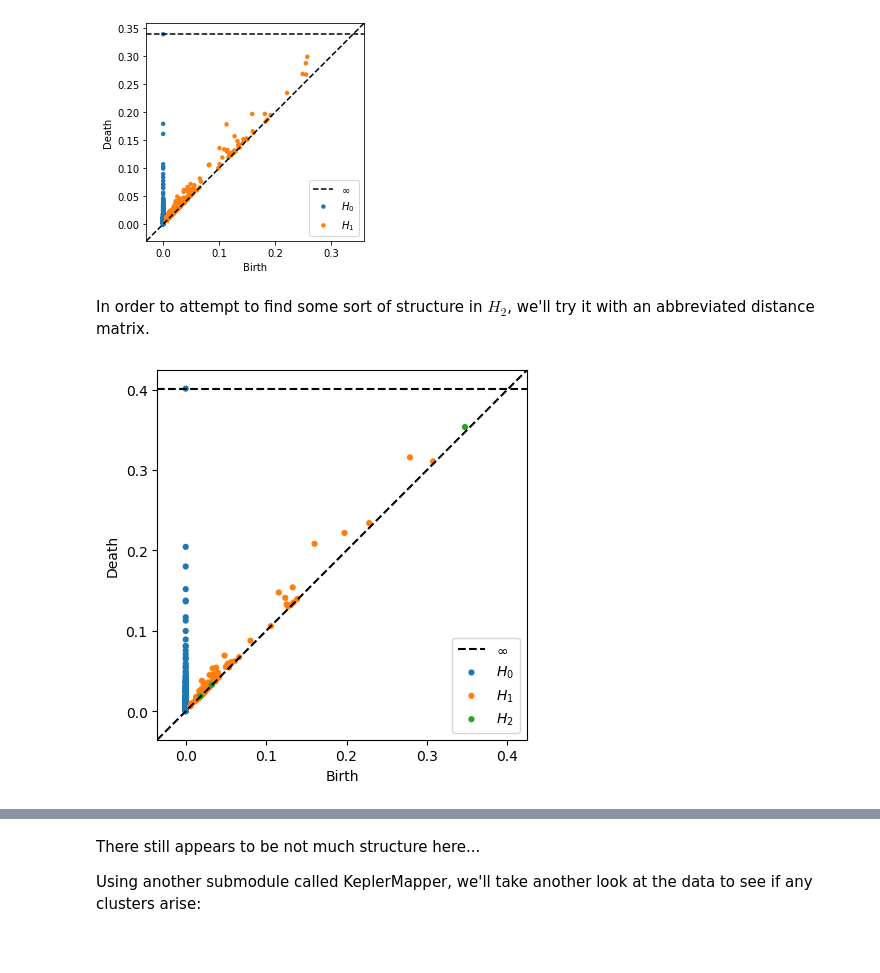
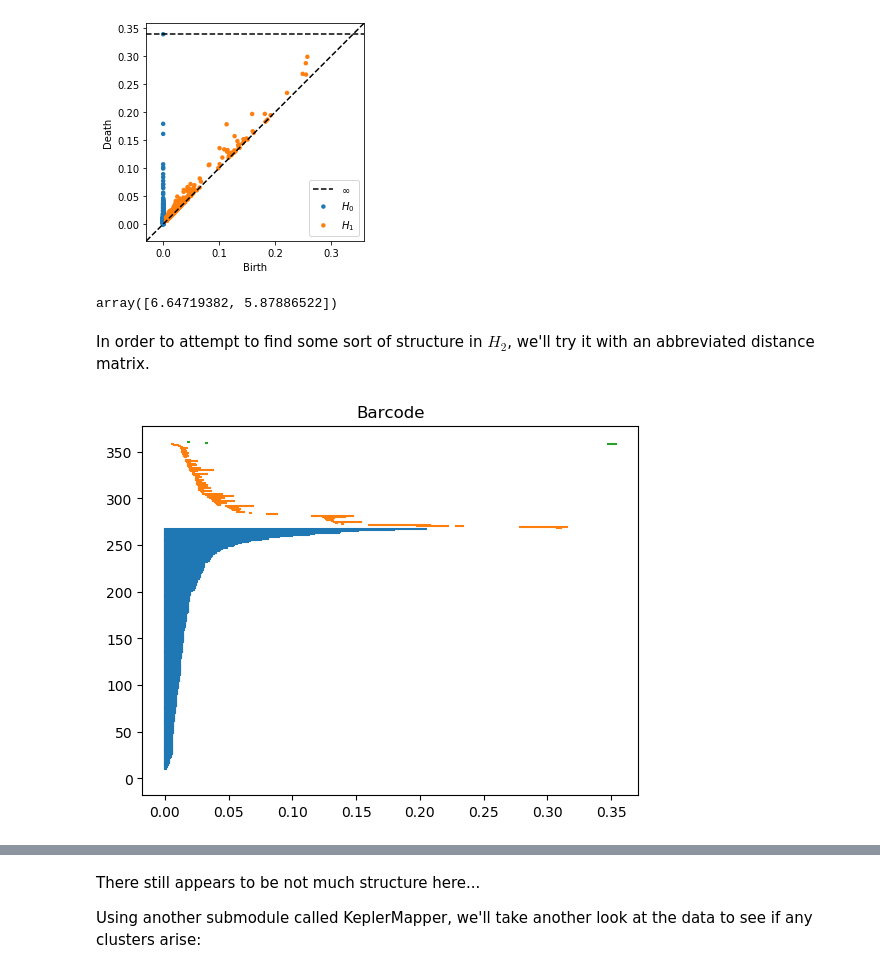
Before and after one commit to BVanDeWater/625.687, a Jupyter notebook: Notebooks/Lat_Lon_Year.ipynb, the cells around one changed output, grey strips where cells are left out. Drawn from its saved outputs; the diff is of its cells as text; code cells hidden in the pictures.

```diff
--- a/Notebooks/Lat_Lon_Year.ipynb
+++ b/Notebooks/Lat_Lon_Year.ipynb
@@ -34,9 +34,10 @@ Now, some data cleaning:
 import msd_utils
 
 # Set up dataframe
+#df = df[["year", "artist_latitude", "artist_longitude"]]
+df = df.dropna()
+df = df[df["year"] != 0]
 subdf = df[["year", "artist_latitude", "artist_longitude"]]
-subdf = subdf.dropna()
-subdf = subdf[subdf["year"] != 0]
 
 print(len(subdf))
 # %% [output]
@@ -72,12 +73,31 @@ res = ripser(dmatrix, distance_matrix=True)
 plot_diagrams(res['dgms'], show=True)
 # %% [output]
 [figure]
+# %%
+persistent_entropy.persistent_entropy(res['dgms'])
+# %% [output]
+array([6.64719382, 5.87886522])
 # %% [markdown]
 In order to attempt to find some sort of structure in $H_2$, we'll try it with an abbreviated distance matrix.
 # %%
 dmatrix_sub = dmatrix[:300, :300]
 
 res_sub = ripser(dmatrix_sub, distance_matrix=True, maxdim=2)
-plot_diagrams(res_sub['dgms'], show=True)
-# %% [output]
-[figure, removed]
+# %%
+import matplotlib.pyplot as plt
+
+def barcode(dgms, show=True):
+    colors = ['#1f77b4', '#ff7f0e', '#2ca02c']
+    baseline = 0
+    for d, homology in enumerate(dgms):
+        for e, ele in enumerate(homology):
+            plt.plot([ele[0], ele[1]], [baseline+e, baseline+e],
+                    color=colors[d])
+        baseline += e
+    if show:
+        plt.title("Barcode")
+        plt.show()
+
+barcode(res_sub['dgms'])
+# %% [output]
+[figure, added]
```
Also changed, not shown: parts of 4 cells of this notebook.
